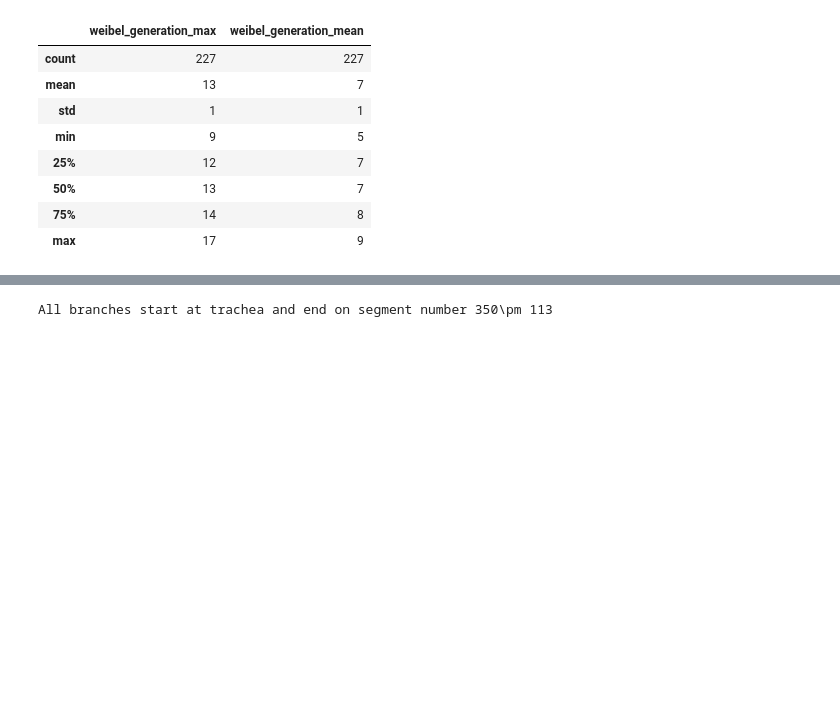
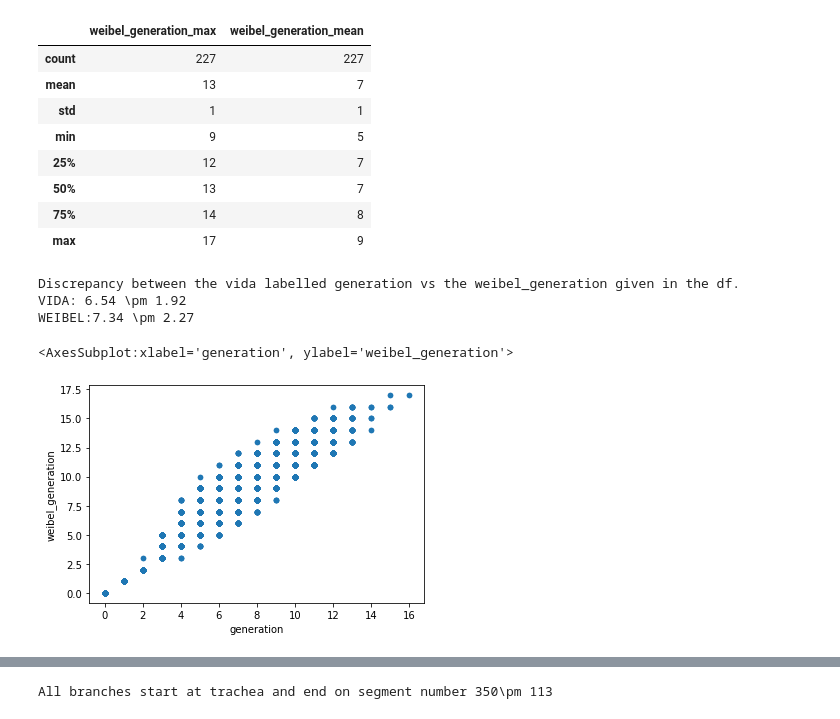
Before and after one commit to s-n-naik/airway_exploration, a Jupyter notebook: test.ipynb, the cells around one changed output, grey strips where cells are left out. Drawn from its saved outputs; the diff is of its cells as text; code cells hidden in the pictures; blank space fills up the shorter version.

Commit message:
Adding to airway pilot data exploration - done gen vs weibel, orphan, segemnt and label frequency

```diff
--- a/test.ipynb
+++ b/test.ipynb
@@ -82,3 +209,13 @@ Number of weibel generations per participant
 | 50% | 13 | 7 |
 | 75% | 14 | 8 |
 | max | 17 | 9 |
+# %%
+# weibel gen vs gen labelled by vida --> ASK what this is???
+print(f"Discrepancy between the vida labelled generation vs the weibel_generation given in the df.\nVIDA: {df.generation.mean():.2f} \pm {df.generation.std():.2f}\nWEIBEL:{df.weibel_generation.mean():.2f} \pm {df.weibel_generation.std():.2f}  ")
+df.plot.scatter(x="generation", y="weibel_generation")
+# %% [output]
+Discrepancy between the vida labelled generation vs the weibel_generation given in the df.
+VIDA: 6.54 \pm 1.92
+WEIBEL:7.34 \pm 2.27
+<AxesSubplot:xlabel='generation', ylabel='weibel_generation'>
+[figure, added]
```
Also changed, not shown: parts of 18 cells of this notebook.
